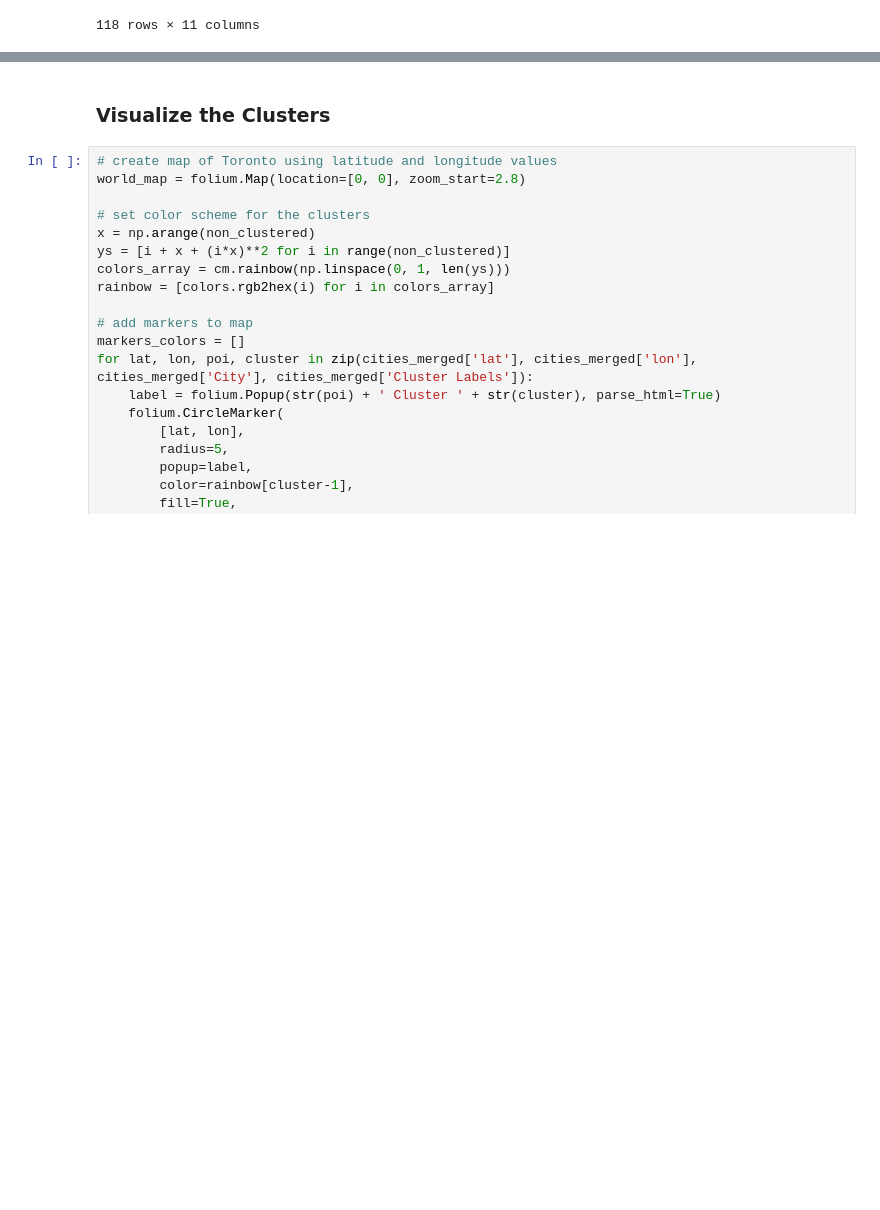
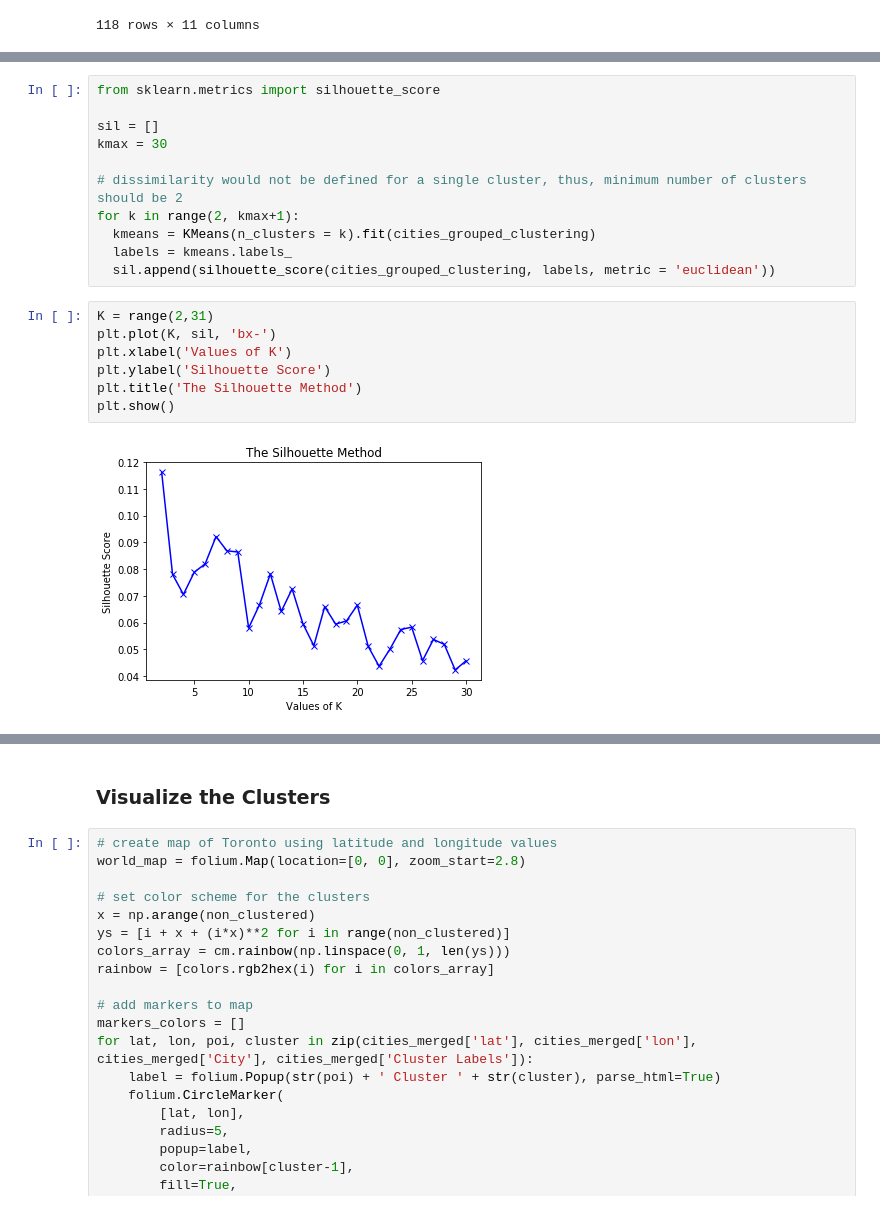
Before and after one commit to BusIAnalyst/Cities-for-University-Students, a Jupyter notebook: Cities for University Students.ipynb, the cells around one changed output, grey strips where cells are left out. Cells and saved outputs as stored; diff of their text form; blank space fills up the shorter version.

```diff
--- a/Cities for University Students.ipynb
+++ b/Cities for University Students.ipynb
@@ -267,0 +312,20 @@ Define _10_ diferent clusters of __Cities__:
+# %%
+from sklearn.metrics import silhouette_score
+
+sil = []
+kmax = 30
+
+# dissimilarity would not be defined for a single cluster, thus, minimum number of clusters should be 2
+for k in range(2, kmax+1):
+  kmeans = KMeans(n_clusters = k).fit(cities_grouped_clustering)
+  labels = kmeans.labels_
+  sil.append(silhouette_score(cities_grouped_clustering, labels, metric = 'euclidean'))
+# %%
+K = range(2,31)
+plt.plot(K, sil, 'bx-')
+plt.xlabel('Values of K')
+plt.ylabel('Silhouette Score')
+plt.title('The Silhouette Method')
+plt.show()
+# %% [output]
+[figure, added]
```
Also changed, not shown: parts of 13 cells of this notebook.
